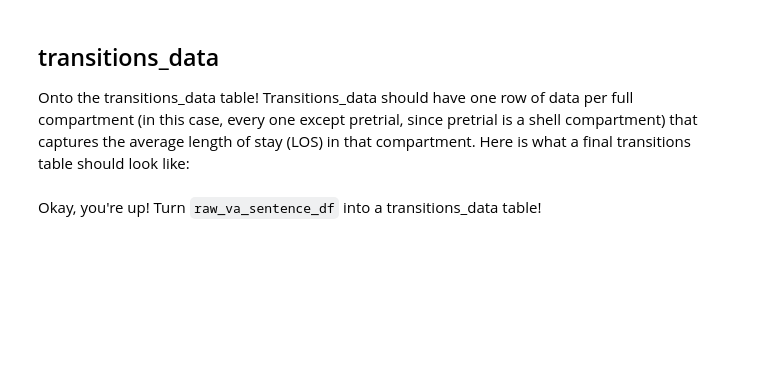
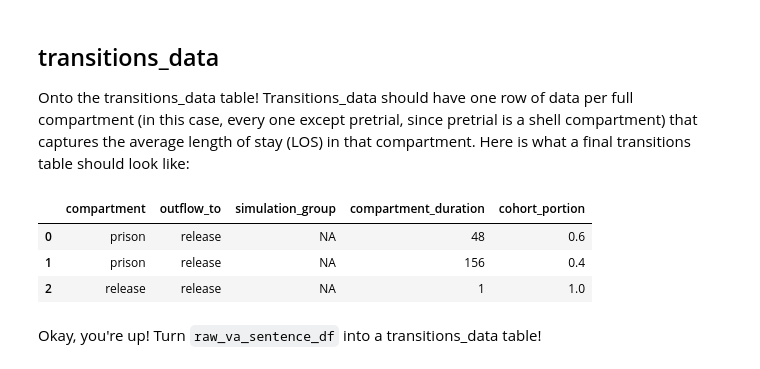
Before and after one commit to stanford-decarceration-collective/stanford-decarceration-collective, a Jupyter notebook: notebooks/parole_simulation_tutorial_2022.ipynb, the cells around one changed output. Drawn from its saved outputs; the diff is of its cells as text; code cells hidden in the pictures; blank space fills up the shorter version.

```diff
--- a/notebooks/parole_simulation_tutorial_2022.ipynb
+++ b/notebooks/parole_simulation_tutorial_2022.ipynb
@@ -232,11 +236,16 @@ Onto the transitions_data table! Transitions_data should have one row of data pe
 # %%
 pd.DataFrame({
     'compartment': ['prison'] * 2 + ['release'] * 1,
     'outflow_to': ['release'] * 3,
-    'crime_type': ['NA'] * 3,
+    'simulation_group': ['NA'] * 3,
     'compartment_duration': [48,156, 1],
-    'total_population': [0.6, 0.4, 1]
+    'cohort_portion': [0.6, 0.4, 1]
 })
+# %% [output]
+|  | compartment | outflow_to | simulation_group | compartment_duration | cohort_portion |
+| 0 | prison | release | NA | 48 | 0.6 |
+| 1 | prison | release | NA | 156 | 0.4 |
+| 2 | release | release | NA | 1 | 1.0 |
 # %% [markdown]
 Okay, you're up! Turn `raw_va_sentence_df` into a transitions_data table!
 # %%
```
Also changed, not shown: parts of 17 cells of this notebook, 29 other files.
